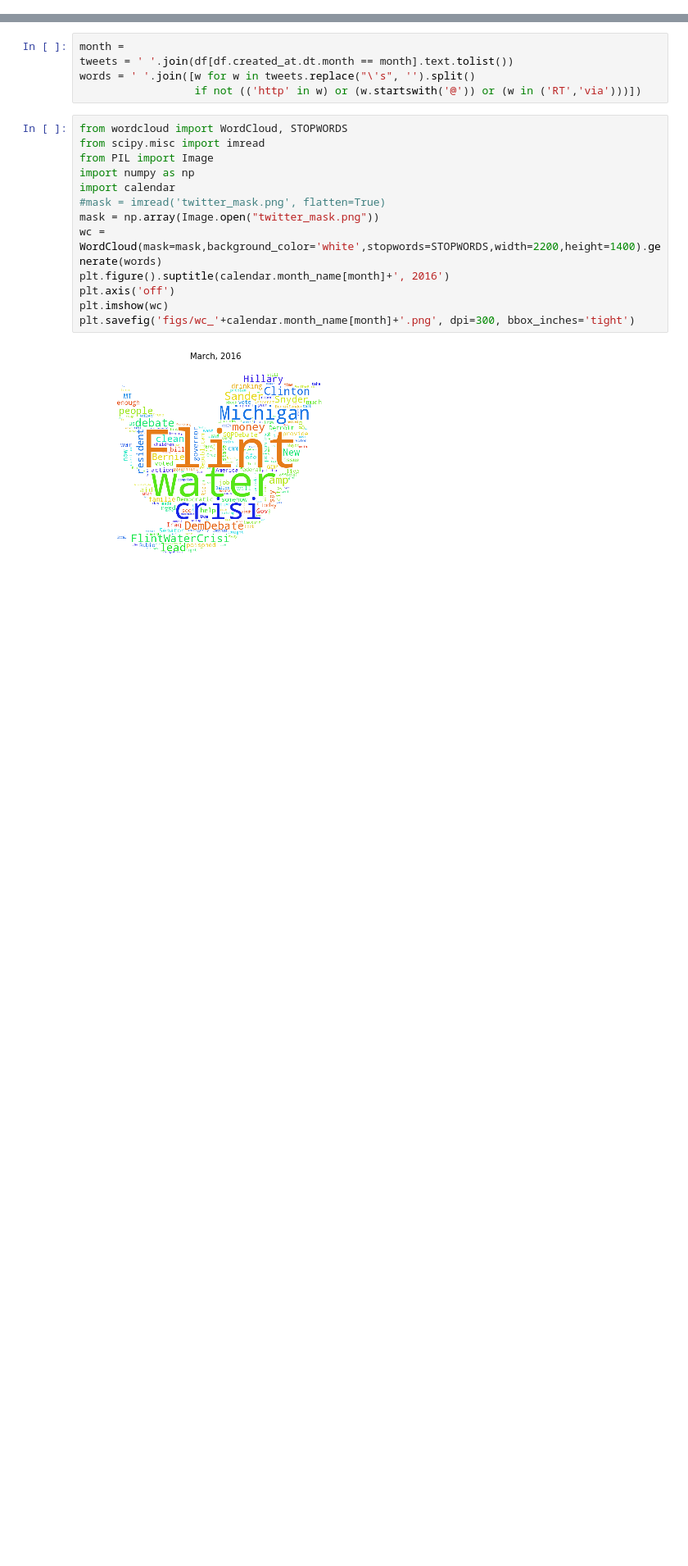
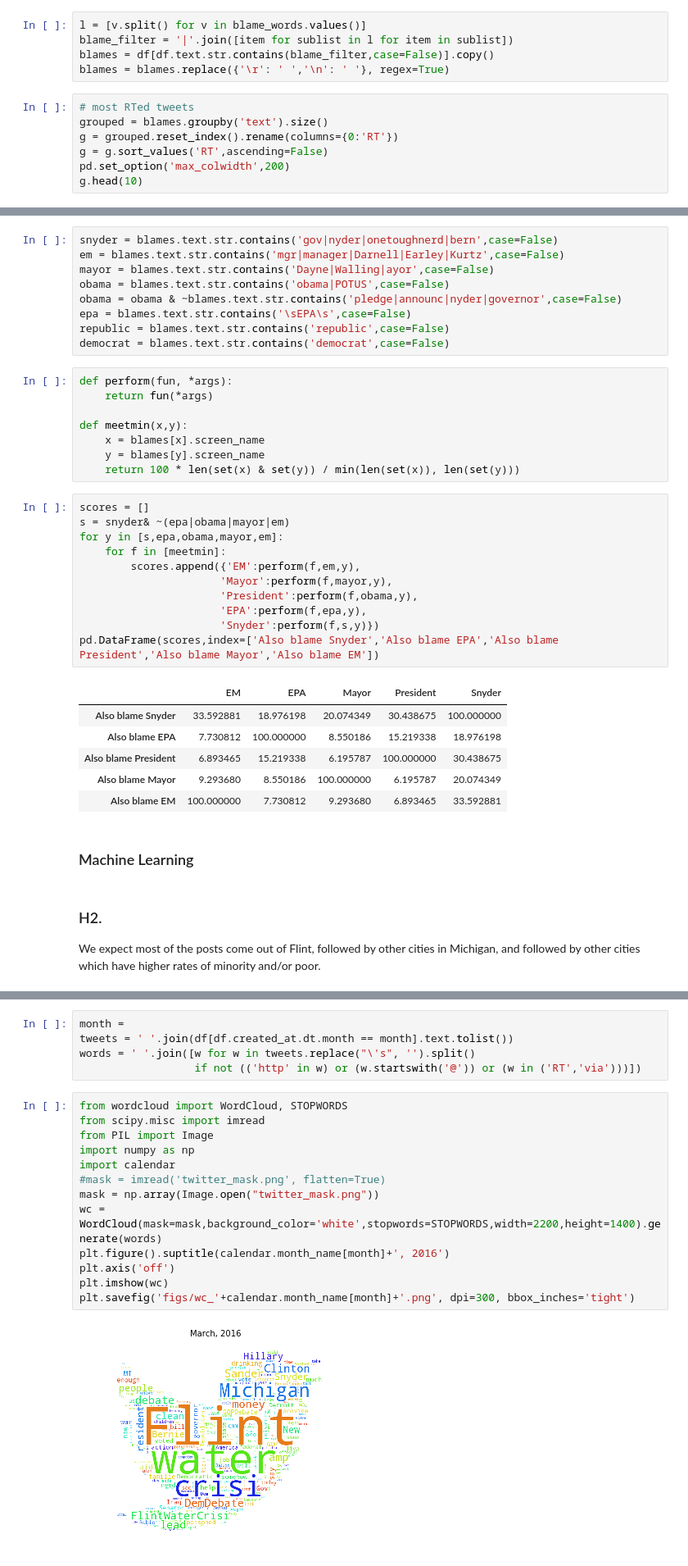
Before and after one commit to oztalha/Flint, a Jupyter notebook: Flint.ipynb, the cells around one changed output, grey strips where cells are left out. Shown at 82% size. Saved outputs shown, nothing was run; the diff lists cells and outputs as text; blank space fills up the shorter version.

```diff
--- a/Flint.ipynb
+++ b/Flint.ipynb
@@ -48,0 +122,12 @@ for f in files:
+# %%
+l = [v.split() for v in blame_words.values()]
+blame_filter = '|'.join([item for sublist in l for item in sublist])
+blames = df[df.text.str.contains(blame_filter,case=False)].copy()
+blames = blames.replace({'\r': ' ','\n': ' '}, regex=True)
+# %%
+# most RTed tweets
+grouped = blames.groupby('text').size()
+g = grouped.reset_index().rename(columns={0:'RT'})
+g = g.sort_values('RT',ascending=False)
+pd.set_option('max_colwidth',200)
+g.head(10)
@@ -48,0 +171,40 @@ for f in files:
+# %%
+snyder = blames.text.str.contains('gov|nyder|onetoughnerd|bern',case=False)
+em = blames.text.str.contains('mgr|manager|Darnell|Earley|Kurtz',case=False)
+mayor = blames.text.str.contains('Dayne|Walling|ayor',case=False)
+obama = blames.text.str.contains('obama|POTUS',case=False)
+obama = obama & ~blames.text.str.contains('pledge|announc|nyder|governor',case=False)
+epa = blames.text.str.contains('\sEPA\s',case=False)
+republic = blames.text.str.contains('republic',case=False)
+democrat = blames.text.str.contains('democrat',case=False)
+# %%
+def perform(fun, *args):
+    return fun(*args)
+
+def meetmin(x,y):
+    x = blames[x].screen_name
+    y = blames[y].screen_name
+    return 100 * len(set(x) & set(y)) / min(len(set(x)), len(set(y)))
+# %%
+scores = []
+s = snyder& ~(epa|obama|mayor|em)
+for y in [s,epa,obama,mayor,em]:
+    for f in [meetmin]:
+        scores.append({'EM':perform(f,em,y),
+                      'Mayor':perform(f,mayor,y),
+                      'President':perform(f,obama,y),
+                      'EPA':perform(f,epa,y),
+                      'Snyder':perform(f,s,y)})
+pd.DataFrame(scores,index=['Also blame Snyder','Also blame EPA','Also blame President','Also blame Mayor','Also blame EM'])
+# %% [output]
+|  | EM | EPA | Mayor | President | Snyder |
+| Also blame Snyder | 33.592881 | 18.976198 | 20.074349 | 30.438675 | 100.000000 |
+| Also blame EPA | 7.730812 | 100.000000 | 8.550186 | 15.219338 | 18.976198 |
+| Also blame President | 6.893465 | 15.219338 | 6.195787 | 100.000000 | 30.438675 |
+| Also blame Mayor | 9.293680 | 8.550186 | 100.000000 | 6.195787 | 20.074349 |
+| Also blame EM | 100.000000 | 7.730812 | 9.293680 | 6.893465 | 33.592881 |
+# %% [markdown]
+### Machine Learning
+# %% [markdown]
+### H2.
+We expect most of the posts come out of Flint, followed by other cities in Michigan, and followed by other cities which have higher rates of minority and/or poor.
```
Also changed, not shown: parts of 20 cells of this notebook.
